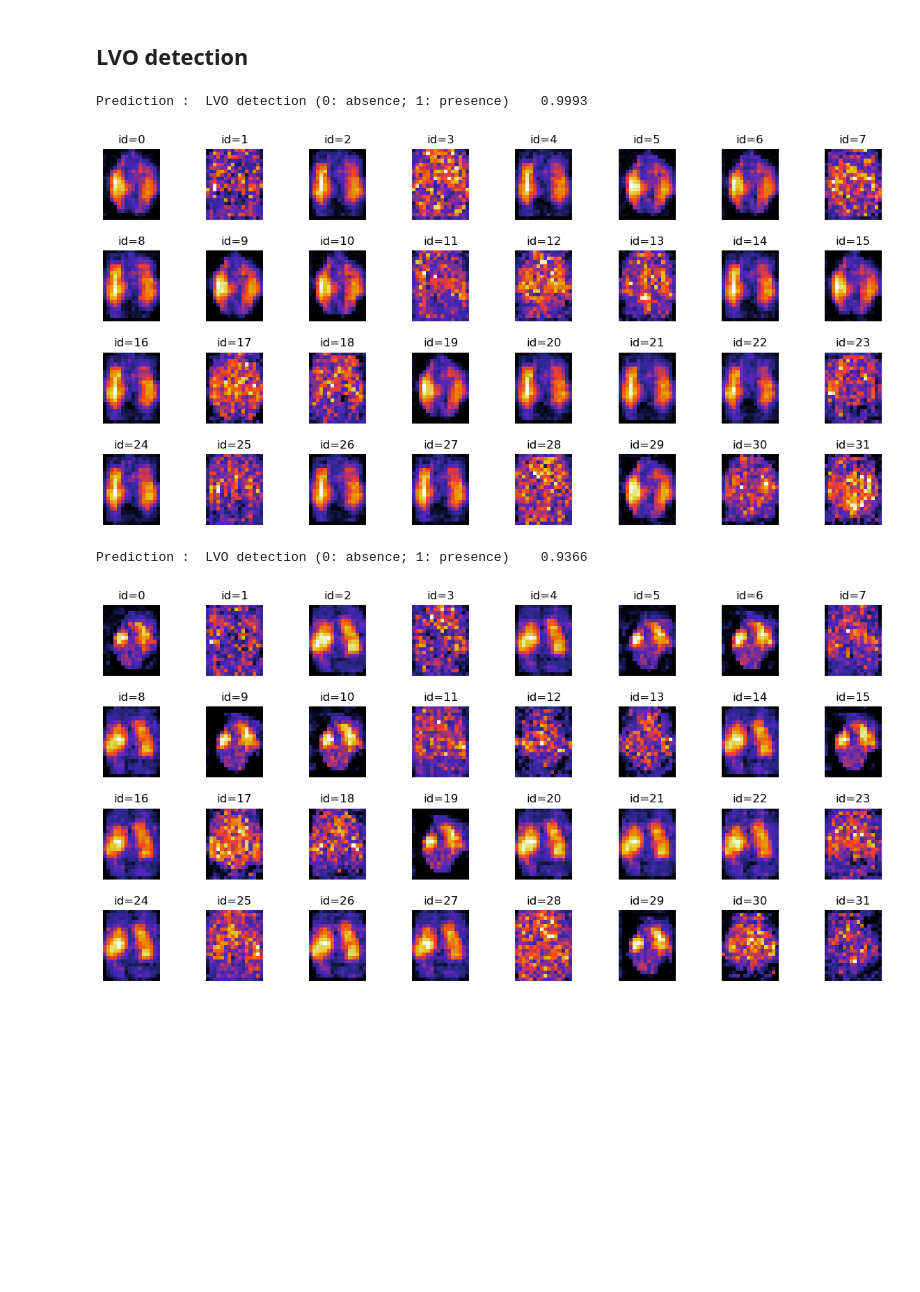
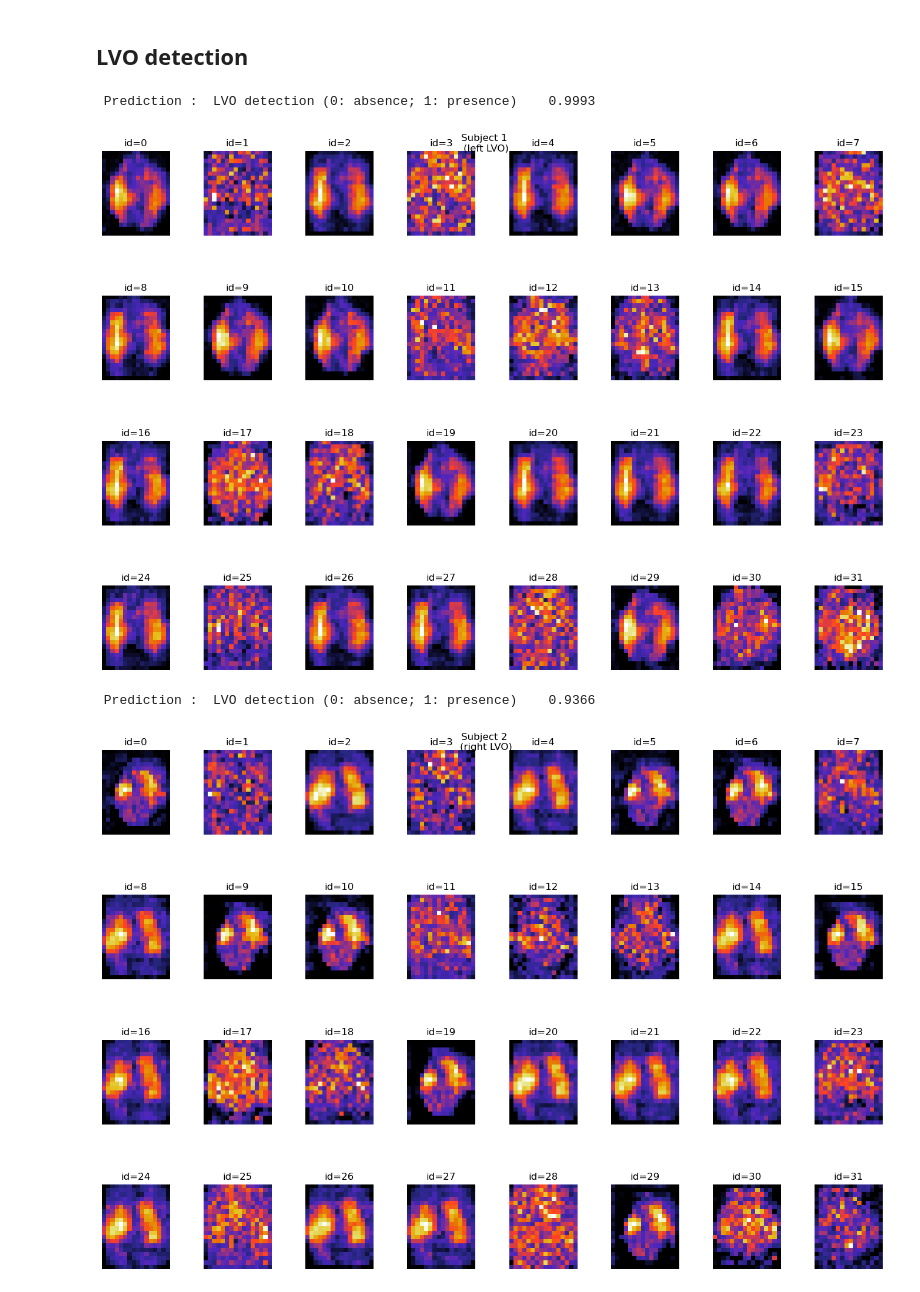
Before and after one commit to uma-lal/Learnable-3D-pooling, a Jupyter notebook: inference.ipynb, the cells around one changed output. Saved outputs shown, nothing was run; the diff lists cells and outputs as text; code cells hidden in the pictures; blank space fills up the shorter version.

```diff
--- a/inference.ipynb
+++ b/inference.ipynb
@@ -15,7 +15,7 @@ from models import *
 gpusToUse = [7]
 # %%
 # UTILS
-def prediction_and_plot_feature_maps(subj, model_loaded, task_labels='LVO-affected hemisphere (0: right; 1: left)'):
+def prediction_and_plot_feature_maps(subj, model_loaded, task_labels='LVO-affected hemisphere (0: right; 1: left)', title='Subject X'):
 
     input_model = (torch.unsqueeze(torch.tensor(np.ascontiguousarray(subj), dtype=torch.float32),0)).to('cuda:'+str(gpusToUse[0])+'')
 
@@ -29,19 +29,20 @@ def prediction_and_plot_feature_maps(subj, model_loaded, task_labels='LVO-affect
 
     prediction = np.round(prediction[0].detach().cpu().numpy(), decimals=4)
     pred = str(np.float32(prediction))
-    print('Prediction : ',task_labels,'  ',pred)
+    print('\n \n Prediction : ',task_labels,'  ',pred)
 
     feature_map_2d = feature_map_2d[0].detach().cpu().numpy()
 
     num_rows = 4
     num_cols = 8
-    fig_size = (12, 6)
+    fig_size = (14, 10)
 
     # Plot the feature outputs in a grid of plots
     num_plots = len(feature_map_2d)
 
     fig, axes = plt.subplots(num_rows, num_cols, figsize = fig_size)
     fig.tight_layout()
+    plt.suptitle(title + '\n')
 
     for i, features in enumerate(feature_map_2d):
         row = i // num_cols
@@ -79,7 +80,7 @@ model = L3P_isotropic_with_symmetry_2D_CNN_axial()
 model_ckpt = 'models/pretrained weights/LVO-presence-L3P_isotropic_with_symmetry_2D_CNN.ckpt'
 model_loaded = classificationModel.load_from_checkpoint(checkpoint_path=model_ckpt, number_classes=1, model=model, map_location='cuda:'+str(gpusToUse[0])+'')
 # %%
-prediction_and_plot_feature_maps(subj1,model_loaded,'LVO detection (0: absence; 1: presence)')
-prediction_and_plot_feature_maps(subj2,model_loaded,'LVO detection (0: absence; 1: presence)')
-prediction_and_plot_feature_maps(subj3,model_loaded,'LVO detection (0: absence; 1: presence)')
+prediction_and_plot_feature_maps(subj1,model_loaded,'LVO detection (0: absence; 1: presence)','Subject 1 \n(left LVO)')
+prediction_and_plot_feature_maps(subj2,model_loaded,'LVO detection (0: absence; 1: presence)','Subject 2 \n(right LVO)')
+prediction_and_plot_feature_maps(subj3,model_loaded,'LVO detection (0: absence; 1: presence)','Subject 3 \n(no LVO)')
 # %% [output]
@@ -87 +88 @@ Prediction :  LVO detection (0: absence; 1: presence)    0.9993
-[figure, old version]
+[figure, new version]
@@ -89 +90 @@ Prediction :  LVO detection (0: absence; 1: presence)    0.9366
-[figure, old version]
+[figure, new version]
```
Also changed, not shown: parts of 2 cells of this notebook, 1 other file.
